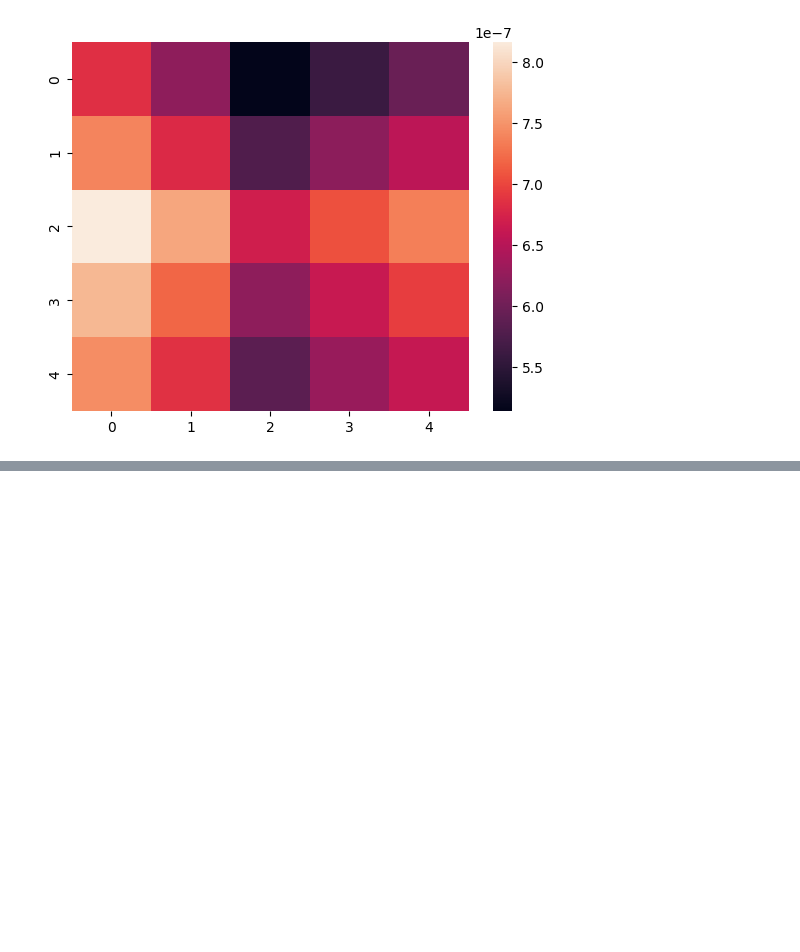
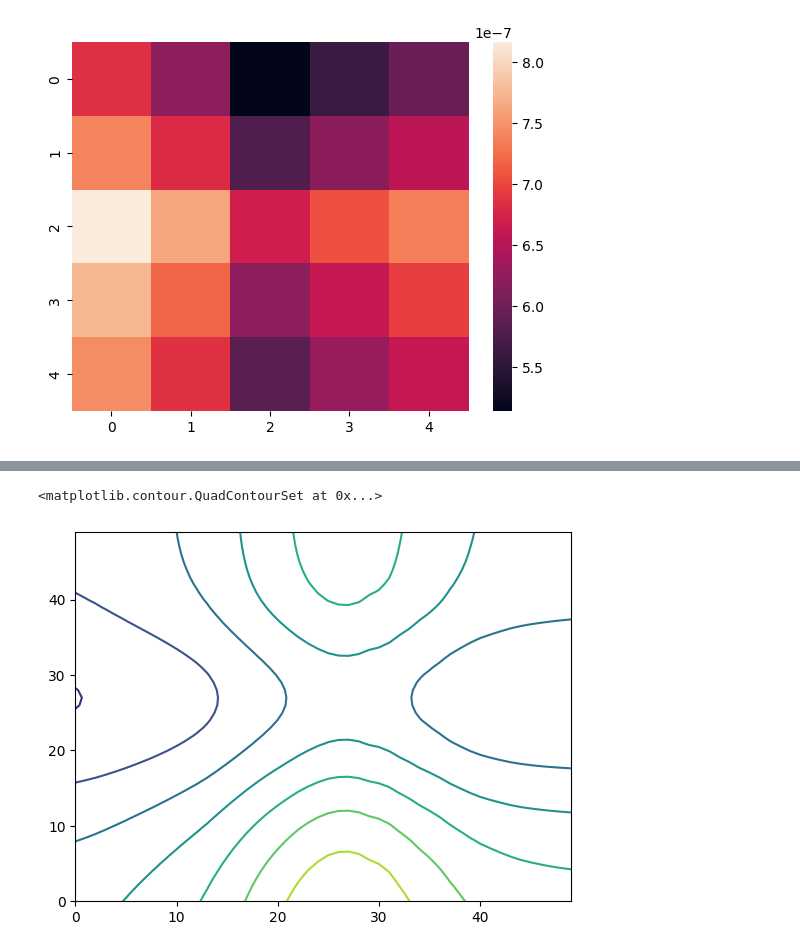
Before and after one commit to rbnmj/turingmodel, a Jupyter notebook: main.ipynb, the cells around one changed output, grey strips where cells are left out. Cells and saved outputs as stored; diff of their text form; code cells hidden in the pictures; blank space fills up the shorter version.

```diff
--- a/main.ipynb
+++ b/main.ipynb
@@ -1661,0 +1710,5 @@ sns.heatmap(slopeH2)
+# %%
+plt.contour(slopeH2)
+# %% [output]
+<matplotlib.contour.QuadContourSet at 0x...>
+[figure, added]
```
Also changed, not shown: parts of 7 cells of this notebook, 10 other files.
